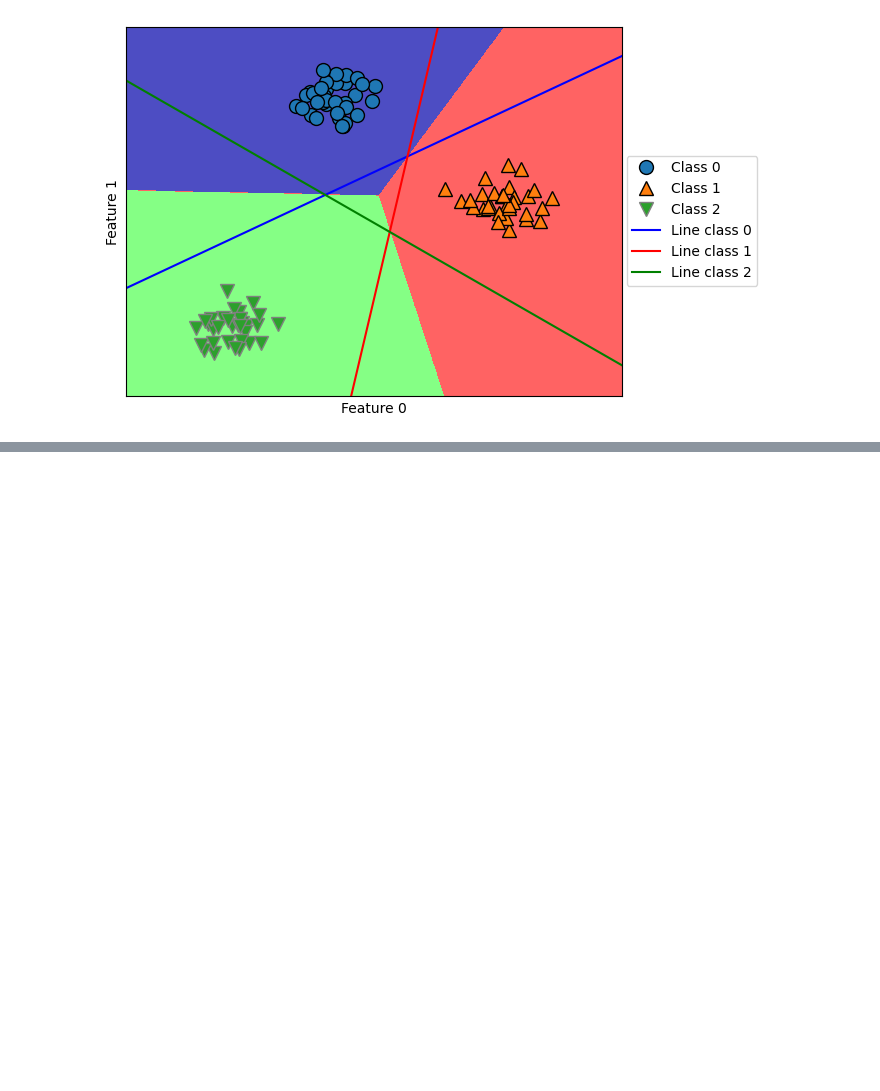
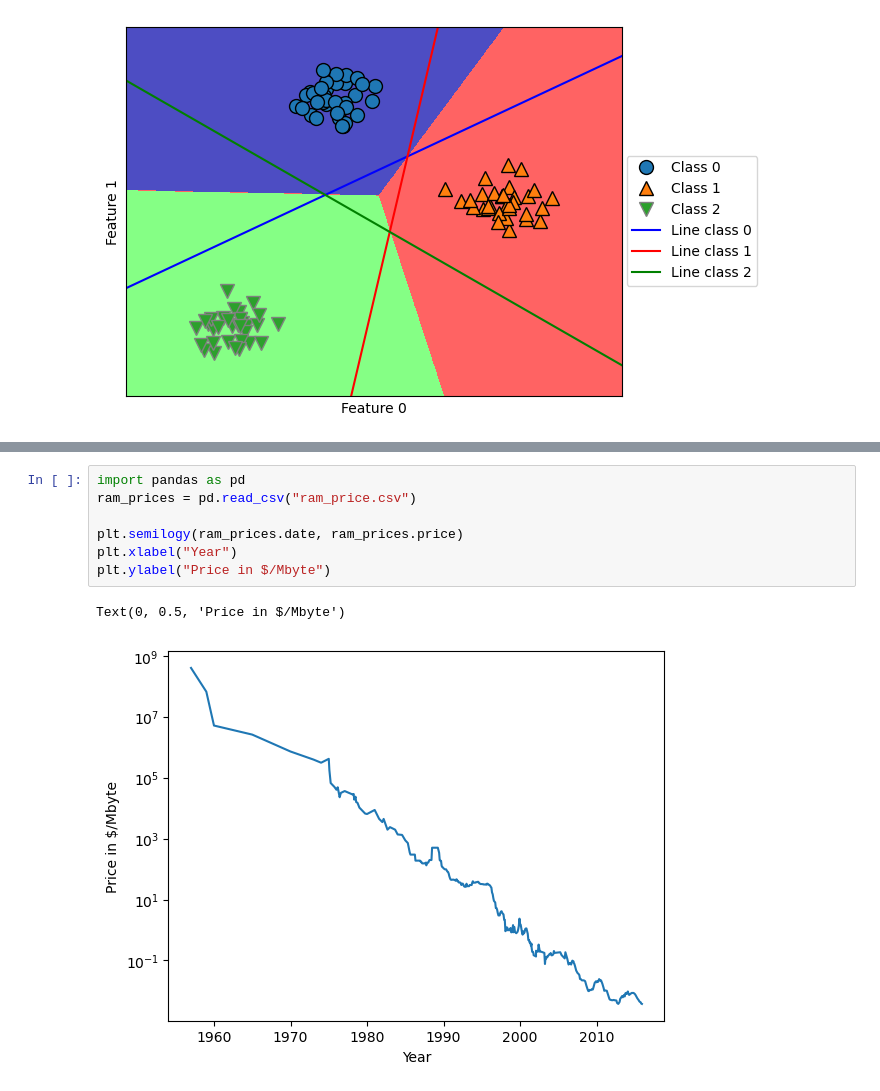
Before and after one commit to anish2000afk/Machine-learning, a Jupyter notebook: Some Sample Datasets.ipynb, the cells around one changed output, grey strips where cells are left out. Drawn from its saved outputs; the diff is of its cells as text; blank space fills up the shorter version.

```diff
--- a/Some Sample Datasets.ipynb
+++ b/Some Sample Datasets.ipynb
@@ -348,0 +413,10 @@ Text(0, 0.5, 'Feature 1')
+# %%
+import pandas as pd
+ram_prices = pd.read_csv("ram_price.csv")
+
+plt.semilogy(ram_prices.date, ram_prices.price)
+plt.xlabel("Year")
+plt.ylabel("Price in $/Mbyte")
+# %% [output]
+Text(0, 0.5, 'Price in $/Mbyte')
+[figure, added]
```
Also changed, not shown: parts of 9 cells of this notebook, 5 other files.
